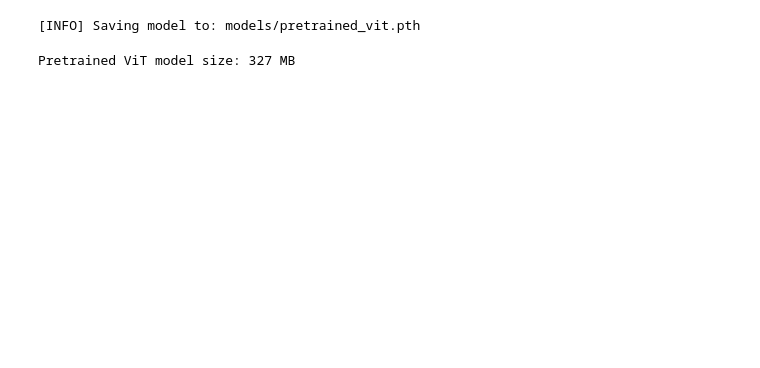
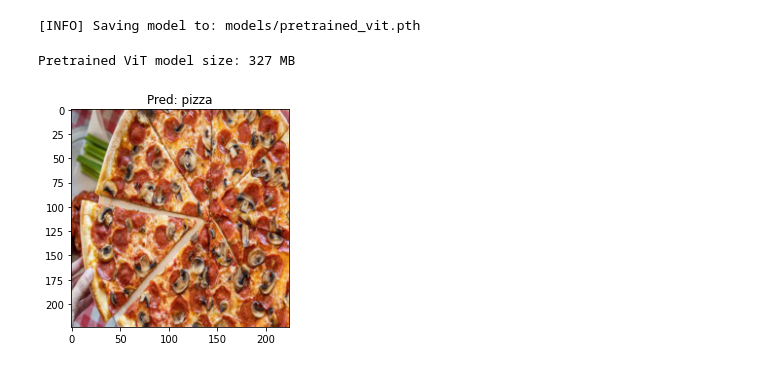
Before and after one commit to daspartho/learn-pytorch, a Jupyter notebook: paper_replicating.ipynb, the cells around one changed output. Drawn from its saved outputs; the diff is of its cells as text; code cells hidden in the pictures; blank space fills up the shorter version.

```diff
--- a/paper_replicating.ipynb
+++ b/paper_replicating.ipynb
@@ -522,3 +516,48 @@ pretrained_vit_model_size = Path("models/pretrained_vit.pth").stat().st_size //
 print(f"Pretrained ViT model size: {pretrained_vit_model_size} MB")
 # %% [output]
 Pretrained ViT model size: 327 MB
+# %%
+import requests
+from PIL import Image
+from typing import List
+
+def pred(model: torch.nn.Module,
+         url: str,
+         class_names: List[str] = None,
+         transform=None,
+         device: torch.device = device):
+
+    img_path = "test.jpeg"
+
+    with open(img_path, "wb") as f:
+            request = requests.get(url)
+            f.write(request.content)
+
+    img = Image.open(img_path)
+
+    if transform:
+        img = transform(img)
+
+    model.to(device)
+    model.eval()
+    with torch.inference_mode():
+        logits = model(img.unsqueeze(dim=0).to(device))
+        pred_label = torch.argmax(torch.softmax(logits, dim=1), dim=1)
+
+    plt.imshow(img.permute(1,2,0))
+    if class_names:
+        title = f"Pred: {class_names[pred_label.cpu()]}"
+    else:
+        title = f"Pred: {pred_label}"
+    plt.title(title)
+    plt.axis=(False)
+
+url = "https://external-content.duckduckgo.com/iu/?u=https%3A%2F%2Ftse1.mm.bing.net%2Fth%3Fid%3DOIP.aPgW1MdLl_v98QCS2CITQAHaE7%26pid%3DApi&f=1&ipt=2000fed1cfe20048000afe8ab1416c046872f2c250c18fce786237eab2c27ad5&ipo=images"
+
+pred(pretrained_vit,
+     url,
+     class_names,
+     transforms,
+     device)
+# %% [output]
+[figure, added]
```
Also changed, not shown: parts of 9 cells of this notebook.
